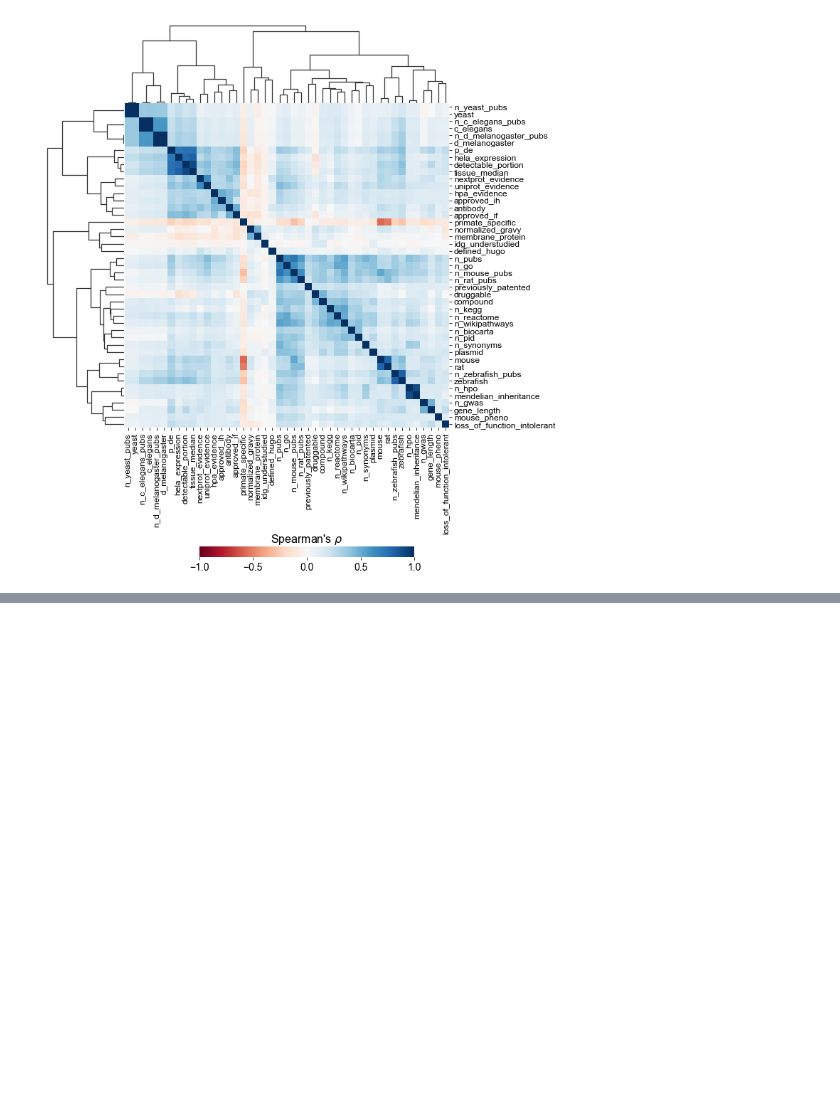
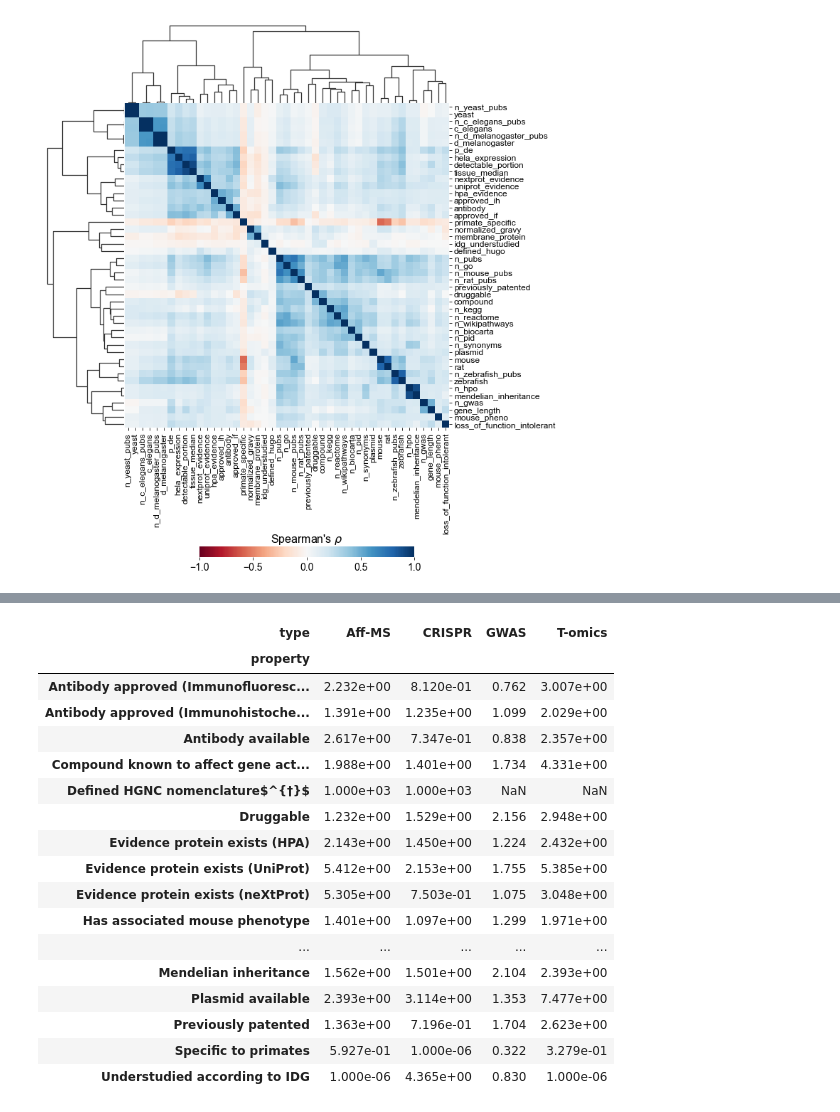
Before and after one commit to amarallab/fmug_analysis, a Jupyter notebook: notebooks/230728_evaluate_table.ipynb, the cells around one changed output, grey strips where cells are left out. Drawn from its saved outputs; the diff is of its cells as text; code cells hidden in the pictures; blank space fills up the shorter version.

```diff
--- a/notebooks/230728_evaluate_table.ipynb
+++ b/notebooks/230728_evaluate_table.ipynb
@@ -518,0 +719,41 @@ meta NOT subset; don't know how to subset; dropped
+# %%
+result_df = pd.read_csv('../data/binary_table_eval_230728.csv')
+
+extra_rows_0 = pd.DataFrame({'type':['gwas', 'crispr', 'transcriptomics', 'aff_ms'],
+                           'property':'defined_hugo',
+                           'odds_ratio':[np.nan,np.inf,np.nan,np.inf],
+                           'asterisks':np.nan})
+extra_rows_1 = pd.DataFrame({'type':['gwas', 'crispr', 'transcriptomics', 'aff_ms'],
+                           'property':'protein_coding',
+                           'odds_ratio':[np.nan,np.nan,np.nan,np.nan],
+                           'asterisks':np.nan})
+result_df = pd.concat([result_df, extra_rows_0])#, extra_rows_1])
+result_df['odds_ratio'] = result_df['odds_ratio'].replace(np.inf, 1000)
+
+result_df['property'] = result_df['property'].apply(lambda x: rename_map.get(x))
+
+vals_df = result_df.pivot(index='property', columns='type', values='odds_ratio')
+asts_df = result_df.pivot(index='property', columns='type', values='asterisks').fillna('')#.replace('*', r'$\star$')
+
+vals_df = vals_df.rename(columns={'aff_ms':'Aff-MS', 'transcriptomics':'T-omics', 'gwas':'GWAS', 'crispr':'CRISPR'})
+# %%
+vals_df.replace(0, 1e-6)
+# %% [output]
+| type | Aff-MS | CRISPR | GWAS | T-omics |
+| property |  |  |  |  |
+| Antibody approved (Immunofluoresc... | 2.232e+00 | 8.120e-01 | 0.762 | 3.007e+00 |
+| Antibody approved (Immunohistoche... | 1.391e+00 | 1.235e+00 | 1.099 | 2.029e+00 |
+| Antibody available | 2.617e+00 | 7.347e-01 | 0.838 | 2.357e+00 |
+| Compound known to affect gene act... | 1.988e+00 | 1.401e+00 | 1.734 | 4.331e+00 |
+| Defined HGNC nomenclature$^{†}$ | 1.000e+03 | 1.000e+03 | NaN | NaN |
+| Druggable | 1.232e+00 | 1.529e+00 | 2.156 | 2.948e+00 |
+| Evidence protein exists (HPA) | 2.143e+00 | 1.450e+00 | 1.224 | 2.432e+00 |
+| Evidence protein exists (UniProt) | 5.412e+00 | 2.153e+00 | 1.755 | 5.385e+00 |
+| Evidence protein exists (neXtProt) | 5.305e+00 | 7.503e-01 | 1.075 | 3.048e+00 |
+| Has associated mouse phenotype | 1.401e+00 | 1.097e+00 | 1.299 | 1.971e+00 |
+| ... | ... | ... | ... | ... |
+| Mendelian inheritance | 1.562e+00 | 1.501e+00 | 2.104 | 2.393e+00 |
+| Plasmid available | 2.393e+00 | 3.114e+00 | 1.353 | 7.477e+00 |
+| Previously patented | 1.363e+00 | 7.196e-01 | 1.704 | 2.623e+00 |
+| Specific to primates | 5.927e-01 | 1.000e-06 | 0.322 | 3.279e-01 |
+| Understudied according to IDG | 1.000e-06 | 4.365e+00 | 0.830 | 1.000e-06 |
```
Also changed, not shown: parts of 20 cells of this notebook, 3 other files.
